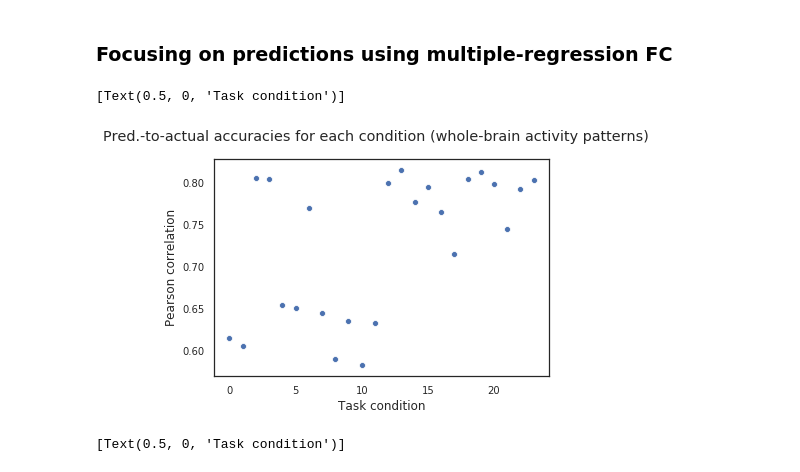
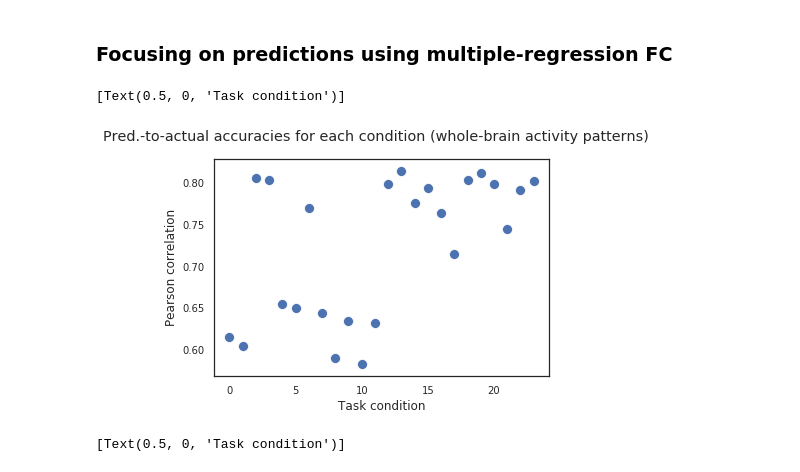
Before and after one commit to ColeLab/ActflowToolbox, a Jupyter notebook: examples/HCP_example.ipynb, the cells around one changed output. Cells and saved outputs as stored; diff of their text form; code cells hidden in the pictures.

```diff
--- a/examples/HCP_example.ipynb
+++ b/examples/HCP_example.ipynb
@@ -221,11 +222,11 @@ Condition 24: Model 1 r=0.81, Model 2 r=0.61, Model 1 vs. 2 R-value difference =
 # %% [markdown]
 ### Focusing on predictions using multiple-regression FC
 # %%
-ax = sns.scatterplot(np.arange(24),np.mean(model_compare_RestMultRegFCVsRestCorrFC_Actflow_nodewise['corr_nodewise_compthenavg_bycond'],axis=1))
+ax = sns.scatterplot(np.arange(24),np.mean(model_compare_RestMultRegFCVsRestCorrFC_Actflow_nodewise['corr_nodewise_compthenavg_bycond'],axis=1), s=100)
 ax.figure.suptitle('Pred.-to-actual accuracies for each condition (whole-brain activity patterns)')
 ax.set(ylabel='Pearson correlation')
 ax.set(xlabel='Task condition')
 # %% [output]
 [Text(0.5, 0, 'Task condition')]
-[figure, old version]
+[figure, new version]
 # %%
```
Also changed, not shown: parts of 5 cells of this notebook.
